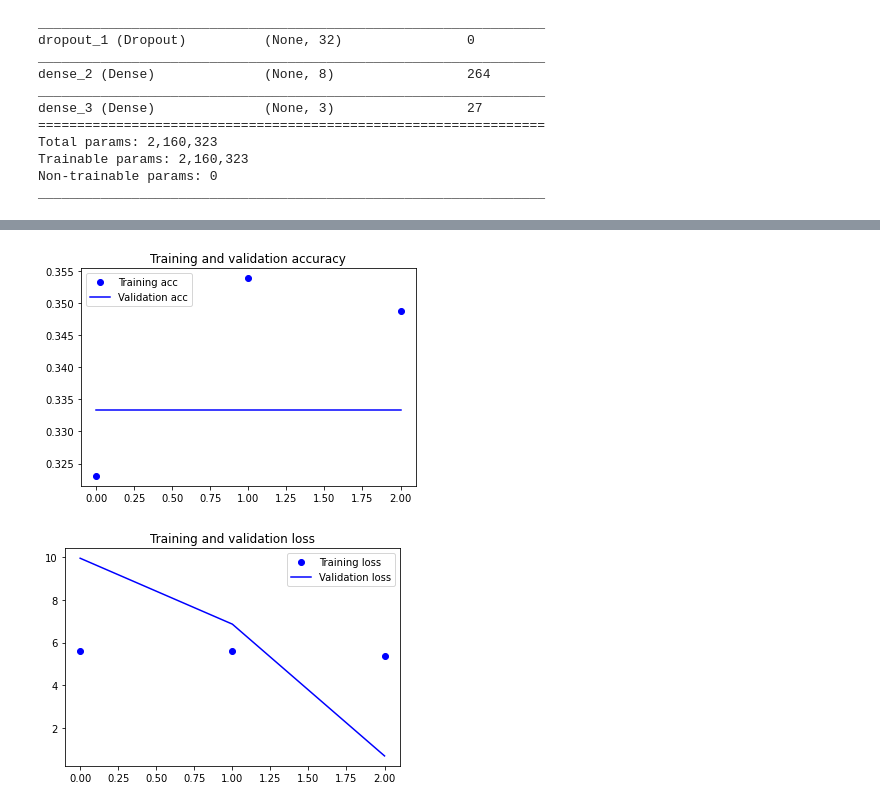
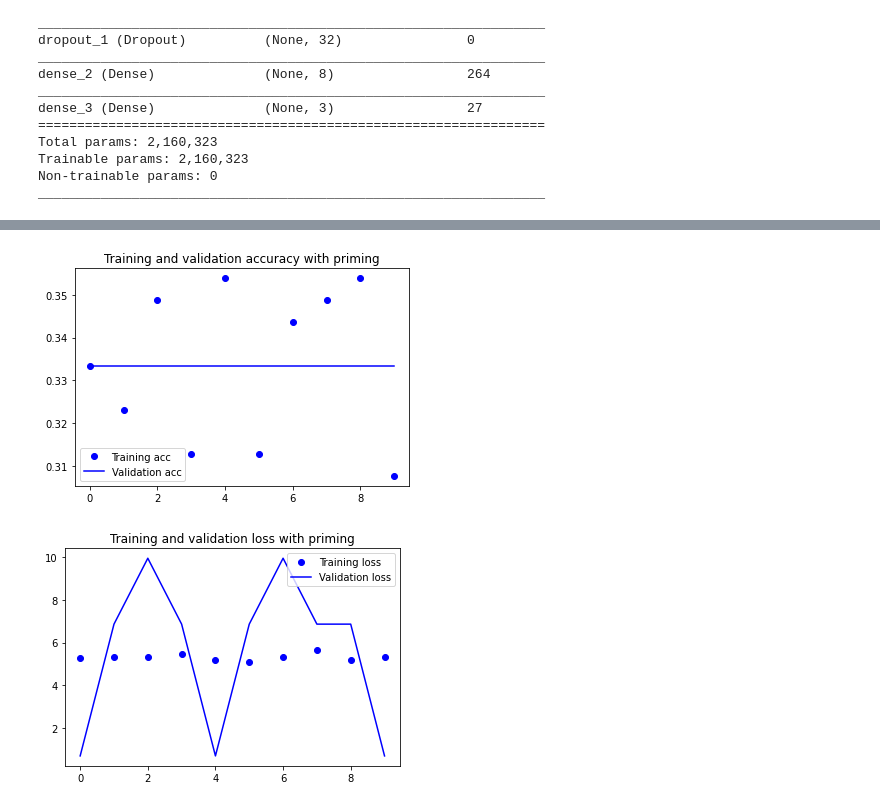
Before and after one commit to MaZeeT/Deep-Learning, a Jupyter notebook: PrimingDenseNN.ipynb, the cells around one changed output, grey strips where cells are left out. Saved outputs shown, nothing was run; the diff lists cells and outputs as text; code cells hidden in the pictures.

```diff
--- a/PrimingDenseNN.ipynb
+++ b/PrimingDenseNN.ipynb
@@ -12,6 +9,6 @@ Using TensorFlow backend.
 # %%
 priming_epochs = 50
-training_epochs = 3
+training_epochs = 10
 batch_size = 5
 target_width = 150
 target_height = 150
@@ -132,26 +145,26 @@ model.save('priming.h5')
 # %%
 import matplotlib.pyplot as plt
 
 acc = history.history['acc']
 val_acc = history.history['val_acc']
 loss = history.history['loss']
 val_loss = history.history['val_loss']
 
 epochs = range(len(acc))
 
 plt.plot(epochs, acc, 'bo', label='Training acc')
 plt.plot(epochs, val_acc, 'b', label='Validation acc')
-plt.title('Training and validation accuracy')
+plt.title('Training and validation accuracy with priming')
 plt.legend()
 
 plt.figure()
 
 plt.plot(epochs, loss, 'bo', label='Training loss')
 plt.plot(epochs, val_loss, 'b', label='Validation loss')
-plt.title('Training and validation loss')
+plt.title('Training and validation loss with priming')
 plt.legend()
 
 plt.show()
 # %% [output]
-[figure, old version]
+[figure, new version]
-[figure, old version]
+[figure, new version]
```
Also changed, not shown: parts of 5 cells of this notebook.
